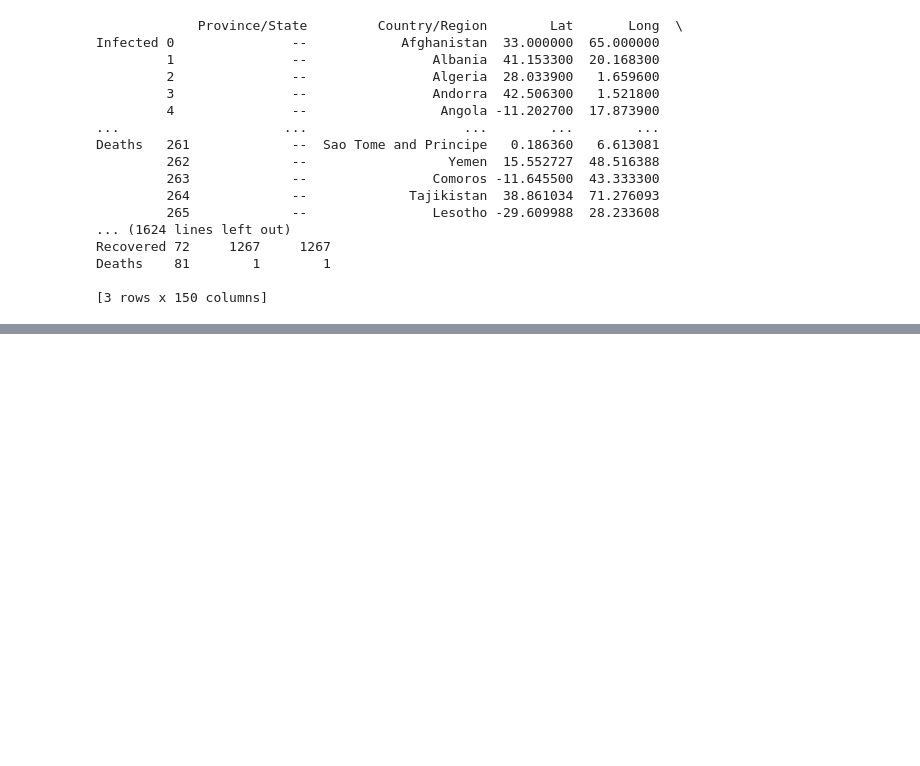
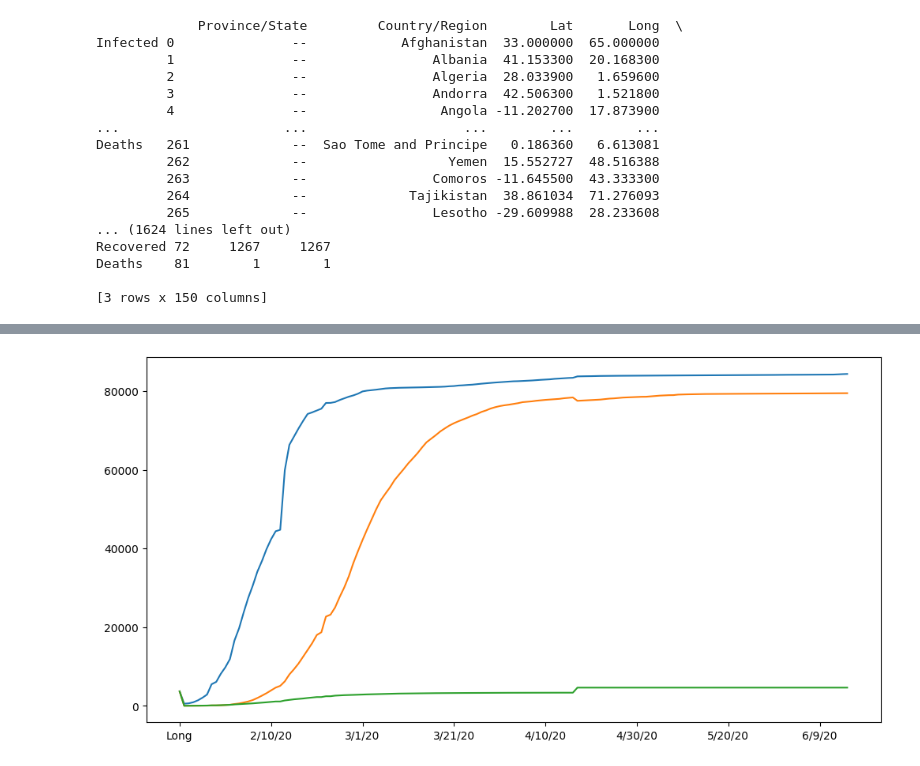
Before and after one commit to iremcakcak5/data-science, a Jupyter notebook: homework2.ipynb, the cells around one changed output, grey strips where cells are left out. Drawn from its saved outputs; the diff is of its cells as text; code cells hidden in the pictures; blank space fills up the shorter version.

```diff
--- a/homework2.ipynb
+++ b/homework2.ipynb
@@ -348,0 +453,3 @@ Deaths    81        1        1
+# %%
+df_recovered=recovered_data_frame.groupby('Country/Region').sum()
+df_deaths=deaths_data_frame.groupby('Country/Region').sum()
@@ -348,0 +480,10 @@ Deaths    81        1        1
+# %%
+
+plt.rcParams["figure.figsize"] = (12, 6)
+# %%
+df_infected.loc['China'][2:].plot()
+df_recovered.loc['China'][2:].plot()
+df_deaths.loc['China'][2:].plot()
+plt.show()
+# %% [output]
+[figure, added]
```
Also changed, not shown: parts of 54 cells of this notebook, 3 other files.
